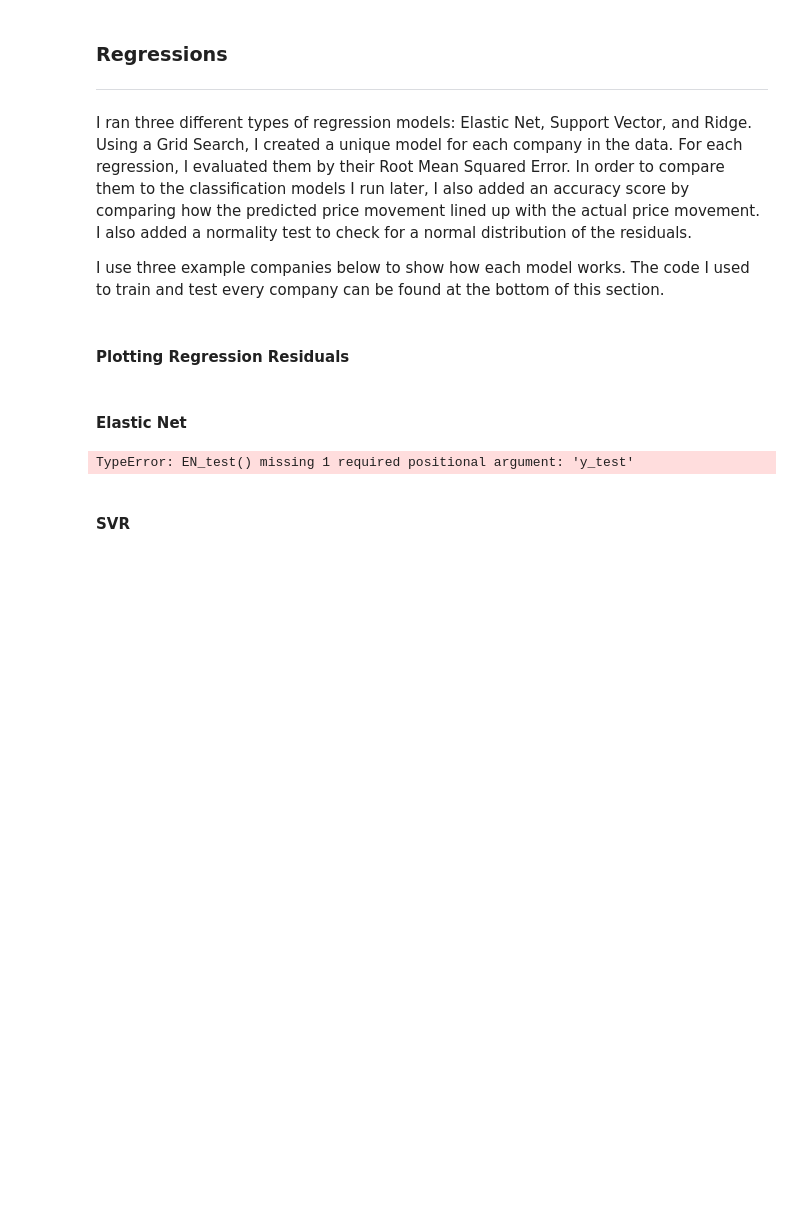
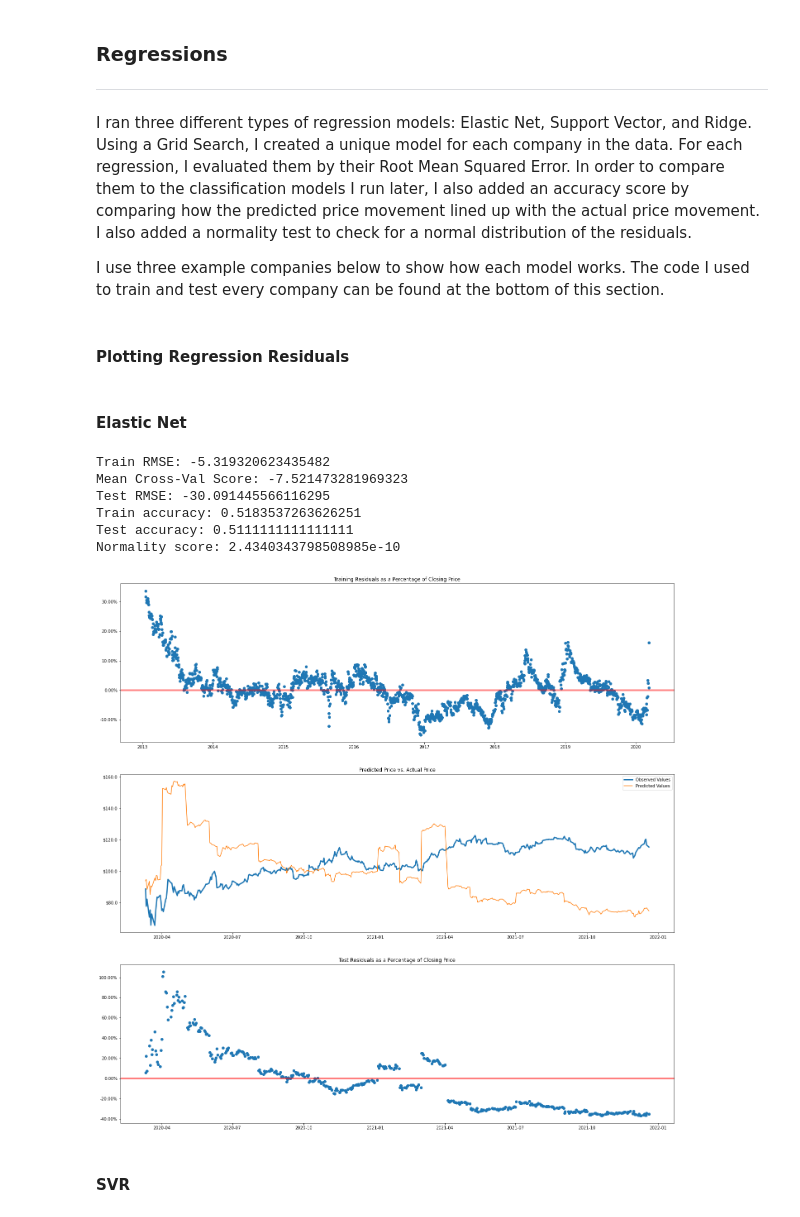
Before and after one commit to tjbray20/Market_Machine_Learning, a Jupyter notebook: MainNotebook.ipynb, the cells around one changed output. Saved outputs shown, nothing was run; the diff lists cells and outputs as text; code cells hidden in the pictures; blank space fills up the shorter version.

```diff
--- a/MainNotebook.ipynb
+++ b/MainNotebook.ipynb
@@ -562,9 +562,15 @@ def EN_test(df, X_train, X_test, y_train, y_test, cv=5):
 
     return results
 # %%
-DTE_results = EN_test(X_train, X_test, y_train, y_test)
+DTE_results = EN_test(DTE, X_train, X_test, y_train, y_test)
 # %% [output]
-TypeError: EN_test() missing 1 required positional argument: 'y_test'
+Train RMSE: -5.319320623435482
+Mean Cross-Val Score: -7.521473281969323
+Test RMSE: -30.091445566116295
+Train accuracy: 0.5183537263626251
+Test accuracy: 0.5111111111111111
+Normality score: 2.4340343798508985e-10
+[figure, added]
 # %% [markdown]
 #### SVR
 # %%
```
Also changed, not shown: parts of 10 cells of this notebook, 7 other files.
